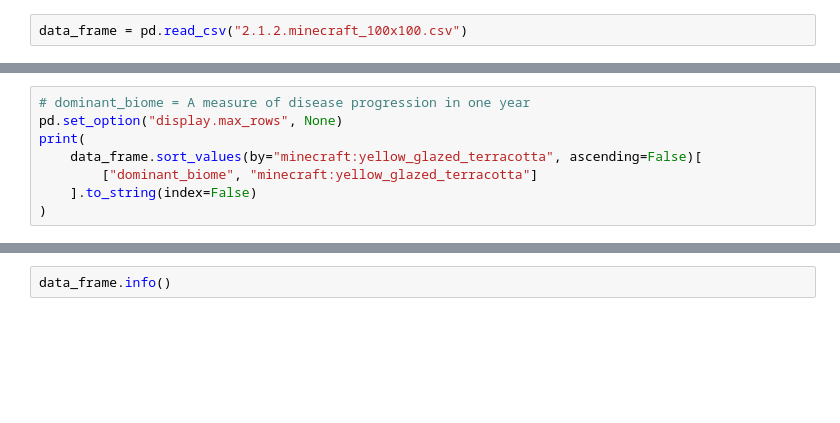
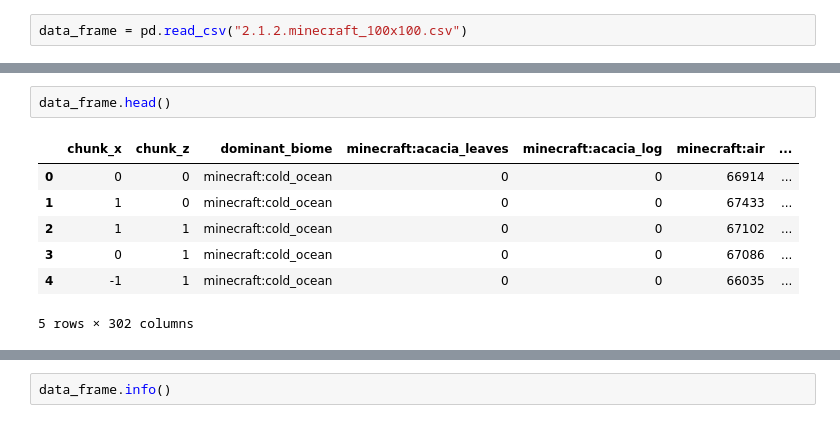
Before and after one commit to TempeHS/2026SE_MLOPSTask_Jasper.L, a Jupyter notebook: 2.Model_Development/2.1.Data_Wrangling/2.1.1.data_preview.ipynb, the cells around one changed output, grey strips where cells are left out. Drawn from its saved outputs; the diff is of its cells as text; blank space fills up the shorter version.

```diff
--- a/2.Model_Development/2.1.Data_Wrangling/2.1.1.data_preview.ipynb
+++ b/2.Model_Development/2.1.Data_Wrangling/2.1.1.data_preview.ipynb
@@ -21,8 +14,0 @@ You can use the `head()` and `tail()` method call to inspect the first and last
-# %%
-# dominant_biome = A measure of disease progression in one year
-pd.set_option("display.max_rows", None)
-print(
-    data_frame.sort_values(by="minecraft:yellow_glazed_terracotta", ascending=False)[
-        ["dominant_biome", "minecraft:yellow_glazed_terracotta"]
-    ].to_string(index=False)
-)
@@ -50,0 +19,10 @@ The `info()` method call prints a summary of each column, giving you more inform
+# %%
+data_frame.head()
+# %% [output]
+|  | chunk_x | chunk_z | dominant_biome | minecraft:acacia_leaves | minecraft:acacia_log | minecraft:air | ... |
+| 0 | 0 | 0 | minecraft:cold_ocean | 0 | 0 | 66914 | ... |
+| 1 | 1 | 0 | minecraft:cold_ocean | 0 | 0 | 67433 | ... |
+| 2 | 1 | 1 | minecraft:cold_ocean | 0 | 0 | 67102 | ... |
+| 3 | 0 | 1 | minecraft:cold_ocean | 0 | 0 | 67086 | ... |
+| 4 | -1 | 1 | minecraft:cold_ocean | 0 | 0 | 66035 | ... |
+5 rows × 302 columns
```
Also changed, not shown: parts of 8 cells of this notebook.
